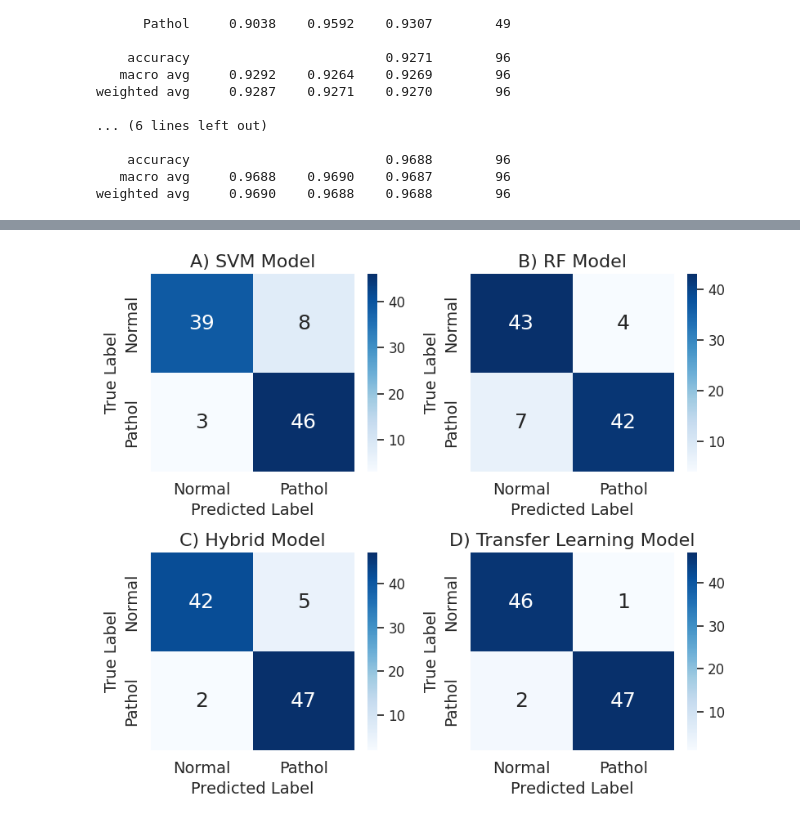
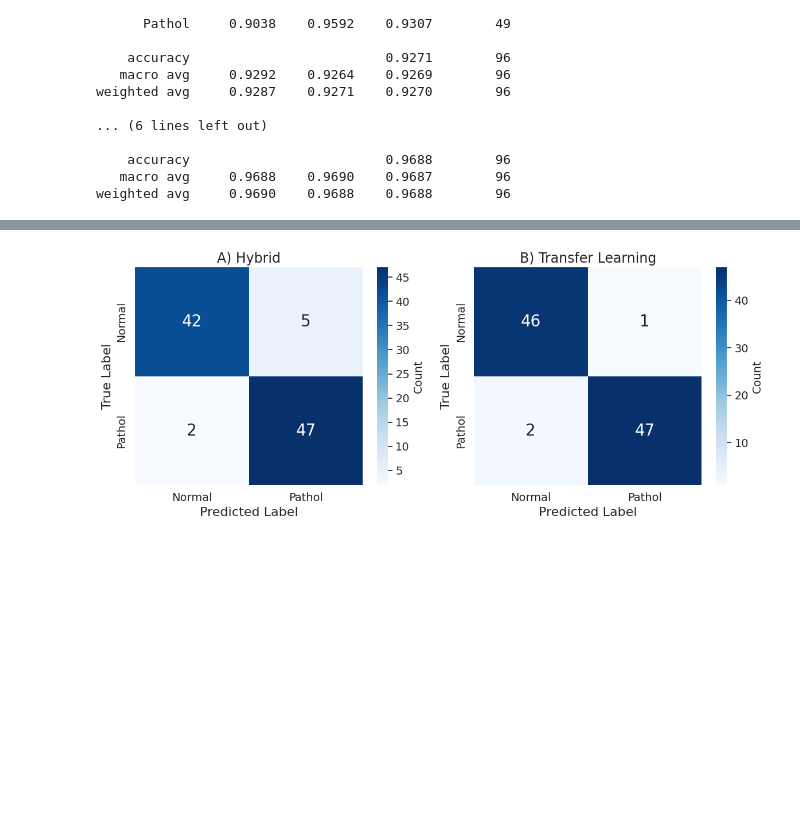
Before and after one commit to rabnawaz172/Voice_pathology_2, a Jupyter notebook: Voice_deep_2.ipynb, the cells around one changed output, grey strips where cells are left out. Cells and saved outputs as stored; diff of their text form; code cells hidden in the pictures; blank space fills up the shorter version.

```diff
--- a/Voice_deep_2.ipynb
+++ b/Voice_deep_2.ipynb
@@ -208,7 +207,7 @@ sns.set(style="whitegrid")
 
 # Set base paths for training and validation
 train_path = '/content/drive/MyDrive/Voice_2/Train'  # Training data
-test_path = '/content/drive/MyDrive/Voice_2/Test_4'  # Separate test data
+test_path = '/content/drive/MyDrive/Voice_2/Test_2'  # Separate test data
 
 
 classes = ['Normal', 'Pathol']
@@ -542,8 +630,8 @@ def load_data(base_path, classes, labels):
 X_test, Y_test, file_paths = load_data(test_path, classes, labels)
 print(f"Test data shape: {X_test.shape}, Labels shape: {Y_test.shape}")
 # Predict on the test set
-Y_pred_prob_1 = model_trans.predict(X_test)
-Y_pred_1 = (Y_pred_prob_1 > 0.5).astype(int).flatten()
+Y_pred_prob = model_trans.predict(X_test)
+Y_pred = (Y_pred_prob > 0.5).astype(int).flatten()
 
 # Identify incorrectly predicted Pathol samples
 incorrect_pathol_files = []
@@ -613,7 +714,7 @@ import glob
 
 # Set base paths for training and validation
 train_path = '/content/drive/MyDrive/Voice_2/Train'  # Training data
-test_path = '/content/drive/MyDrive/Voice_2/Test_4'  # Separate test data
+test_path = '/content/drive/MyDrive/Voice_2/Test_2'  # Separate test data
 
 
 classes = ['Normal', 'Pathol']
@@ -1186,58 +1256,49 @@ Files in /content/drive/MyDrive/Voice_2/Train/Pathol/*.wav: 117
 # %%
 from sklearn.metrics import confusion_matrix
 import matplotlib.pyplot as plt
 import seaborn as sns
 
 # --- Deep Learning Models ---
-# Already computed earlier:
-# cm_1 = confusion_matrix(Y_val, Y_val_pred_1)
-# cm_2 = confusion_matrix(Y_val, Y_val_pred_2)
+# Assuming:
+# cm_1 = confusion_matrix(Y_val, Y_val_pred_1)  --> Hybrid
+# cm_2 = confusion_matrix(Y_val, Y_val_pred_2)  --> Transfer Learning
 
-# --- ML Models ---
-ml_cms = []
-for name, model in models.items():
-    y_test_pred = model.predict(X_test_scaled)
-    cm = confusion_matrix(y_test, y_test_pred, labels=[0, 1])
-    ml_cms.append(cm)
-
-# cm_1 -> Hybrid
-# cm_2 -> Transfer Learning
-# ml_cms[0] -> SVM
-# ml_cms[1] -> Random Forest
-
-# Combine all confusion matrices
-cms = [ ml_cms[0], ml_cms[1],cm_1, cm_2]
+# Combine only deep learning confusion matrices
+cms = [cm_1, cm_2]
 
 titles = [
-
-    'A) SVM Model',
-    'B) RF Model',
-    'C) Hybrid Model',
-    'D) Transfer Learning Model',
+    'A) Hybrid',
+    'B) Transfer Learning',
 ]
 
-# Create a single figure with 2x2 layout
-fig, axes = plt.subplots(2, 2, figsize=(8, 7))
+# Create a figure with 1x2 layout (side by side)
+fig, axes = plt.subplots(1, 2, figsize=(12, 5))
 
 for i, ax in enumerate(axes.flat):
     sns.heatmap(cms[i], annot=True, fmt='d', cmap='Blues',
                 xticklabels=['Normal', 'Pathol'],
                 yticklabels=['Normal', 'Pathol'], cbar=True, ax=ax)
 
-    ax.set_title(titles[i], fontsize=16)
-    ax.set_xlabel('Predicted Label', fontsize=14)
-    ax.set_ylabel('True Label', fontsize=14)
+    ax.set_title(titles[i], fontsize=17)
+    ax.set_xlabel('Predicted Label', fontsize=16)
+    ax.set_ylabel('True Label', fontsize=16)
     ax.tick_params(axis='both', which='major', labelsize=14)
 
     # Increase annotation font size
     for text in ax.texts:
-        text.set_fontsize(18)
+        text.set_fontsize(20)
 
     # Adjust colorbar font size
     cbar = ax.collections[0].colorbar
-    cbar.ax.tick_params(labelsize=12)
+    cbar.ax.tick_params(labelsize=14)
+    cbar.set_label('Count', fontsize=14)
 
 plt.tight_layout()
+plt.savefig('cm_13.png', dpi=700, bbox_inches='tight', facecolor='white')
 plt.show()
+
+
+# Download the saved image
+files.download('cm_13.png')
 # %% [output]
-[figure, old version]
+[figure, new version]
```
Also changed, not shown: parts of 28 cells of this notebook.
